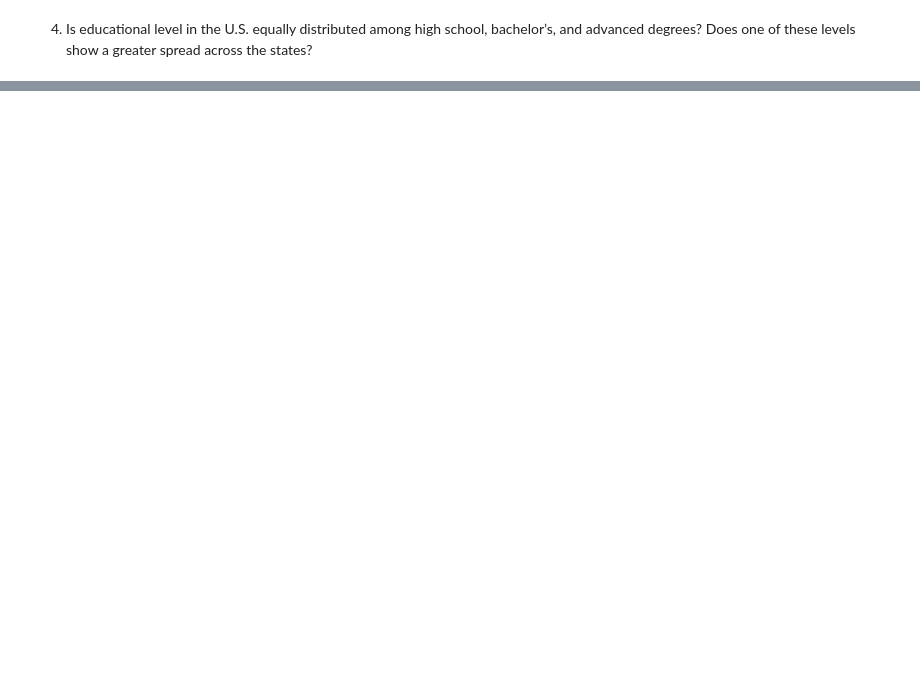
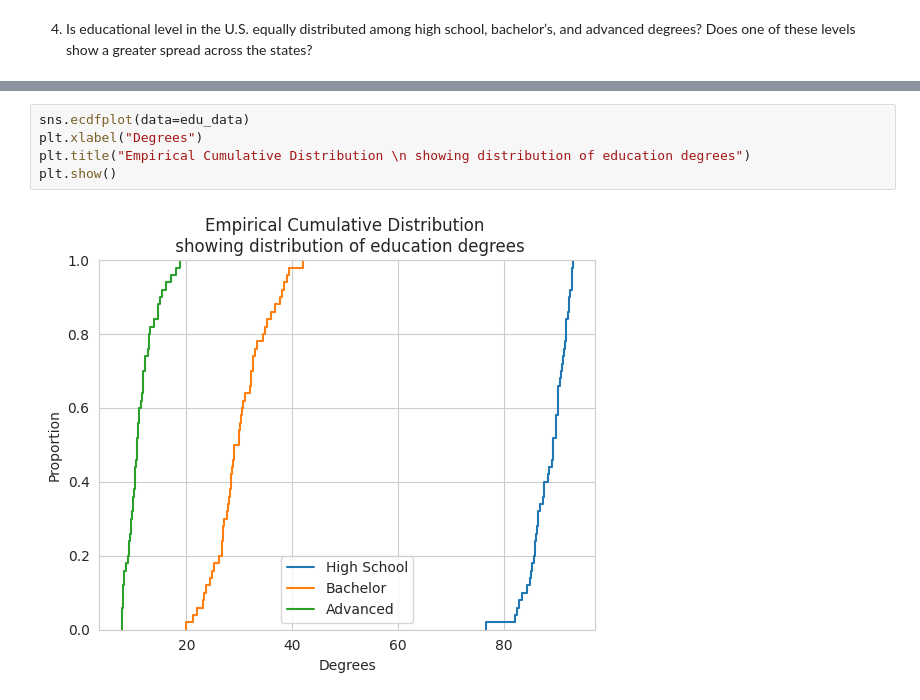
Before and after one commit to pallabee/Demographic-Data-Analysis, a Jupyter notebook: visualize_distributions.ipynb, the cells around one changed output, grey strips where cells are left out. Saved outputs shown, nothing was run; the diff lists cells and outputs as text; blank space fills up the shorter version.

```diff
--- a/visualize_distributions.ipynb
+++ b/visualize_distributions.ipynb
@@ -147,0 +148,7 @@ sns.kdeplot(
+# %%
+sns.ecdfplot(data=edu_data)
+plt.xlabel("Degrees")
+plt.title("Empirical Cumulative Distribution \n showing distribution of education degrees")
+plt.show()
+# %% [output]
+[figure, added]
```
Also changed, not shown: parts of 8 cells of this notebook.
